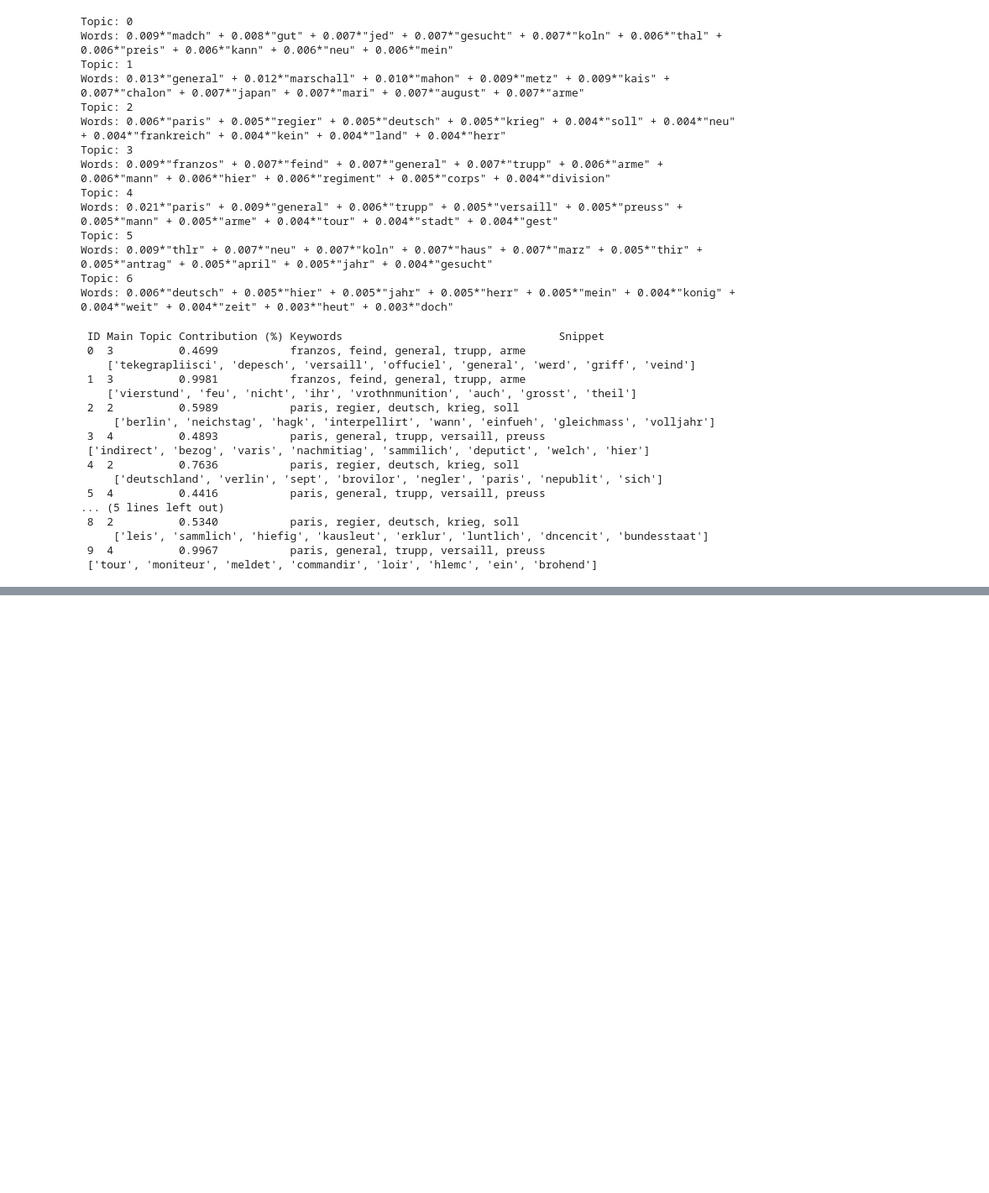
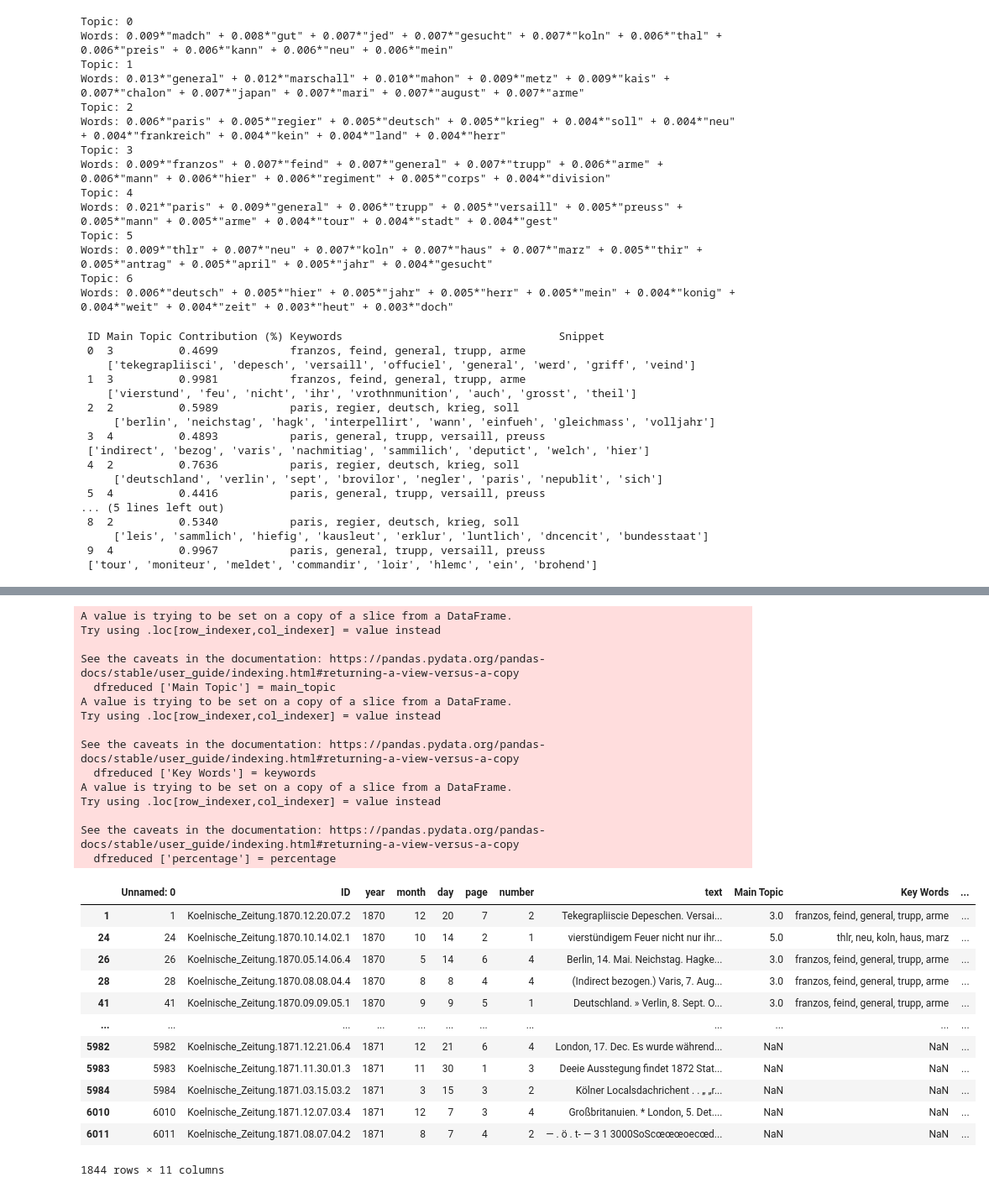
Before and after one commit to SimKup/Zeitungen_Kaiserreich, a Jupyter notebook: Topic Modelling Project Sicherungskopie.ipynb, the cells around one changed output, grey strips where cells are left out. Shown at 84% size. Cells and saved outputs as stored; diff of their text form; code cells hidden in the pictures; blank space fills up the shorter version.

```diff
--- a/Topic Modelling Project Sicherungskopie.ipynb
+++ b/Topic Modelling Project Sicherungskopie.ipynb
@@ -646,0 +628,38 @@ print(len(dfreducednew))
+# %%
+dfreduced ['Main Topic'] = main_topic
+dfreduced ['Key Words'] = keywords
+dfreduced ['percentage'] = percentage
+with pd.option_context('display.max_colwidth', None):
+    display(dfreduced)
+
+#Um wieder Zugriff auf die dazugehörigen Texte zu erhalten, werden die neuen Informationen dem bereits bestehenden Dataframe hinzugefügt, den wir am Anfang definiert haben
+# Die neuen Spalten werden nacheinander betitelt und mit Inhalten gefüllt, damit der Dataframe am Ende mit maximaler Spaltenbreite dargestellt werden kann, um auch vollständige und leserliche Texte zu haben
+# %% [output]
+A value is trying to be set on a copy of a slice from a DataFrame.
+Try using .loc[row_indexer,col_indexer] = value instead
+
+See the caveats in the documentation: https://pandas.pydata.org/pandas-docs/stable/user_guide/indexing.html#returning-a-view-versus-a-copy
+  dfreduced ['Main Topic'] = main_topic
+A value is trying to be set on a copy of a slice from a DataFrame.
+Try using .loc[row_indexer,col_indexer] = value instead
+
+See the caveats in the documentation: https://pandas.pydata.org/pandas-docs/stable/user_guide/indexing.html#returning-a-view-versus-a-copy
+  dfreduced ['Key Words'] = keywords
+A value is trying to be set on a copy of a slice from a DataFrame.
+Try using .loc[row_indexer,col_indexer] = value instead
+
+See the caveats in the documentation: https://pandas.pydata.org/pandas-docs/stable/user_guide/indexing.html#returning-a-view-versus-a-copy
+  dfreduced ['percentage'] = percentage
+|  | Unnamed: 0 | ID | year | month | day | page | number | text | Main Topic | Key Words | ... |
+| 1 | 1 | Koelnische_Zeitung.1870.12.20.07.2 | 1870 | 12 | 20 | 7 | 2 | Tekegrapliiscie Depeschen. Versai... | 3.0 | franzos, feind, general, trupp, arme | ... |
+| 24 | 24 | Koelnische_Zeitung.1870.10.14.02.1 | 1870 | 10 | 14 | 2 | 1 | vierstündigem Feuer nicht nur ihr... | 5.0 | thlr, neu, koln, haus, marz | ... |
+| 26 | 26 | Koelnische_Zeitung.1870.05.14.06.4 | 1870 | 5 | 14 | 6 | 4 | Berlin, 14. Mai. Neichstag. Hagke... | 3.0 | franzos, feind, general, trupp, arme | ... |
+| 28 | 28 | Koelnische_Zeitung.1870.08.08.04.4 | 1870 | 8 | 8 | 4 | 4 | (Indirect bezogen.) Varis, 7. Aug... | 3.0 | franzos, feind, general, trupp, arme | ... |
+| 41 | 41 | Koelnische_Zeitung.1870.09.09.05.1 | 1870 | 9 | 9 | 5 | 1 | Deutschland. » Verlin, 8. Sept. O... | 3.0 | franzos, feind, general, trupp, arme | ... |
+| ... | ... | ... | ... | ... | ... | ... | ... | ... | ... | ... | ... |
+| 5982 | 5982 | Koelnische_Zeitung.1871.12.21.06.4 | 1871 | 12 | 21 | 6 | 4 | London, 17. Dec. Es wurde während... | NaN | NaN | ... |
+| 5983 | 5983 | Koelnische_Zeitung.1871.11.30.01.3 | 1871 | 11 | 30 | 1 | 3 | Deeie Ausstegung findet 1872 Stat... | NaN | NaN | ... |
+| 5984 | 5984 | Koelnische_Zeitung.1871.03.15.03.2 | 1871 | 3 | 15 | 3 | 2 | Kölner Localsdachrichent . . „ „r... | NaN | NaN | ... |
+| 6010 | 6010 | Koelnische_Zeitung.1871.12.07.03.4 | 1871 | 12 | 7 | 3 | 4 | Großbritanuien. * London, 5. Det.... | NaN | NaN | ... |
+| 6011 | 6011 | Koelnische_Zeitung.1871.08.07.04.2 | 1871 | 8 | 7 | 4 | 2 | — . ö . t- — 3 1 3000SoScœœœoecœd... | NaN | NaN | ... |
+1844 rows × 11 columns
```
Also changed, not shown: parts of 5 cells of this notebook.
